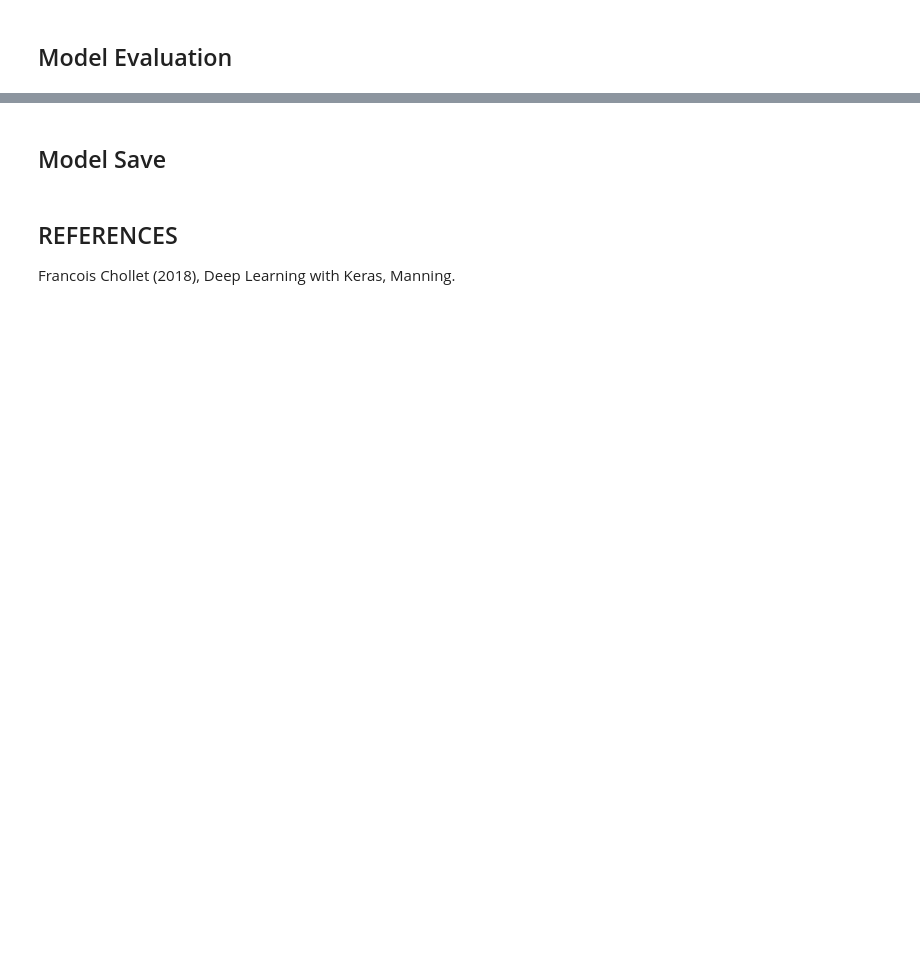
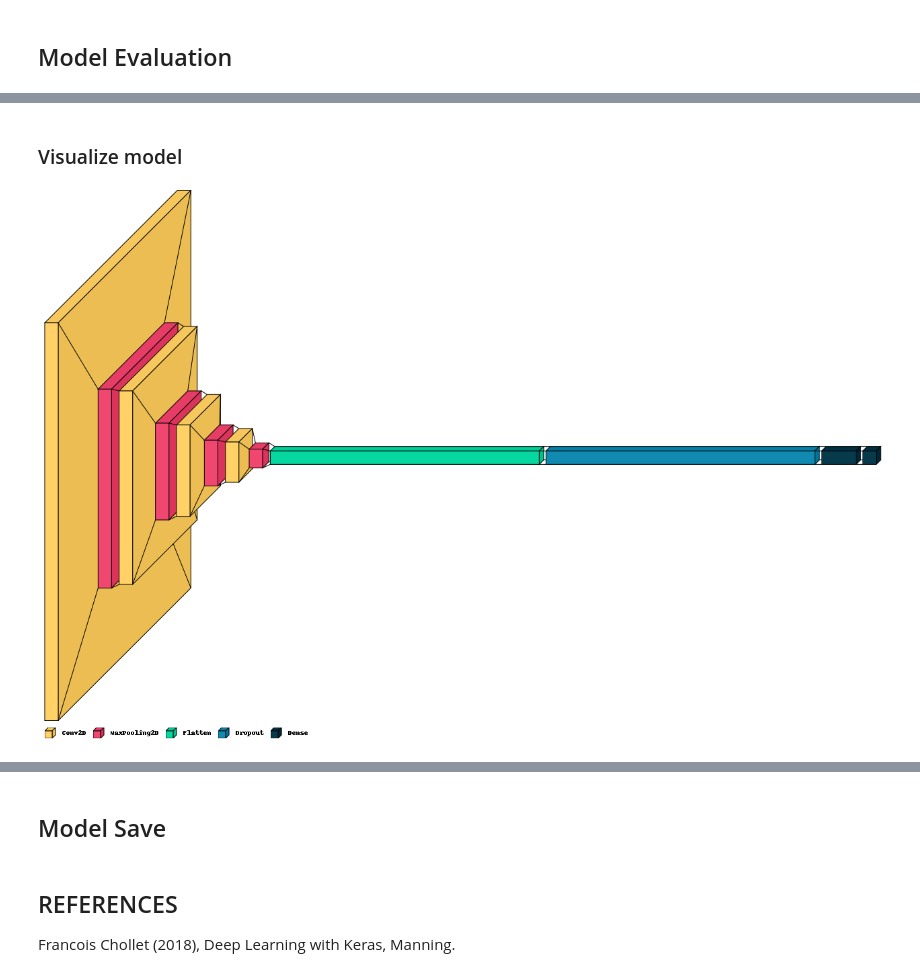
Before and after one commit to schneialexan/deep-learning, a Jupyter notebook: Hausaufgaben/Blatt 3/helper/4_data_augmentation.ipynb, the cells around one changed output, grey strips where cells are left out. Saved outputs shown, nothing was run; the diff lists cells and outputs as text; code cells hidden in the pictures; blank space fills up the shorter version.

Commit message:
added plots and graphs

```diff
--- a/Hausaufgaben/Blatt 3/helper/4_data_augmentation.ipynb
+++ b/Hausaufgaben/Blatt 3/helper/4_data_augmentation.ipynb
@@ -166 +179,7 @@ plt.figure()
 <Figure size 640x480 with 0 Axes>
+# %% [markdown]
+### Visualize model
+# %%
+visualkeras.layered_view(model, legend=True)
+# %% [output]
+[figure, added]
```
Also changed, not shown: parts of 7 cells of this notebook, 4 other files.
